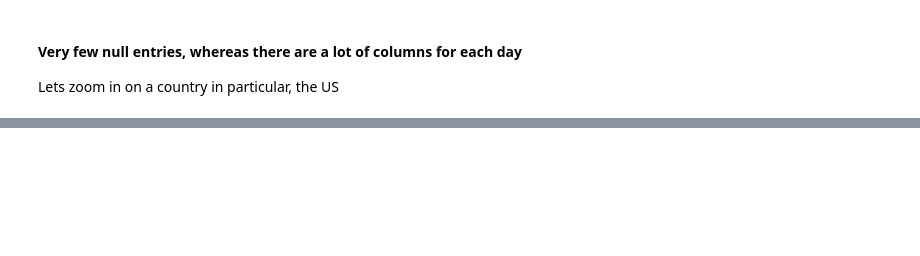
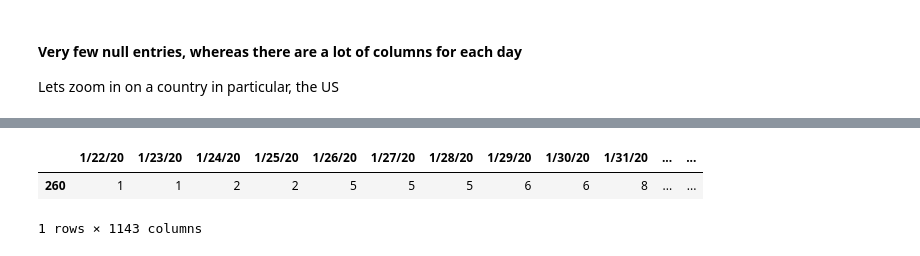
Before and after one commit to RaghavDewangan/Covid-Outbreak-Prediction, a Jupyter notebook: pred.ipynb, the cells around one changed output, grey strips where cells are left out. Cells and saved outputs as stored; diff of their text form; code cells hidden in the pictures; blank space fills up the shorter version.

```diff
--- a/pred.ipynb
+++ b/pred.ipynb
@@ -58,6 +64,12 @@ daily_cases
 | 2023-03-08 | 64861.0 |
 | 2023-03-09 | 46931.0 |
 1143 rows × 1 columns
+# %%
+df_us
+# %% [output]
+|  | 1/22/20 | 1/23/20 | 1/24/20 | 1/25/20 | 1/26/20 | 1/27/20 | 1/28/20 | 1/29/20 | 1/30/20 | 1/31/20 | ... | ... |
+| 260 | 1 | 1 | 2 | 2 | 5 | 5 | 5 | 6 | 6 | 8 | ... | ... |
+1 rows × 1143 columns
 # %%
 df_us_cumulative = df_us.sum(axis=0) # add all US rows, cumulative sum
 df_us_cumulative.index = pd.to_datetime(df_us_cumulative.index)
```
Also changed, not shown: parts of 4 cells of this notebook.
